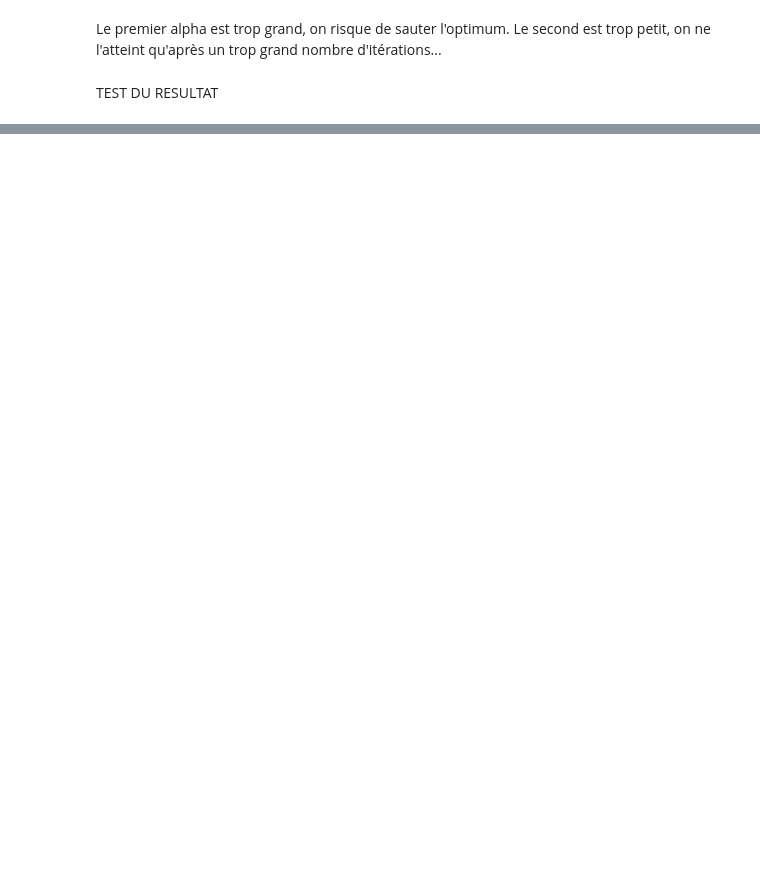
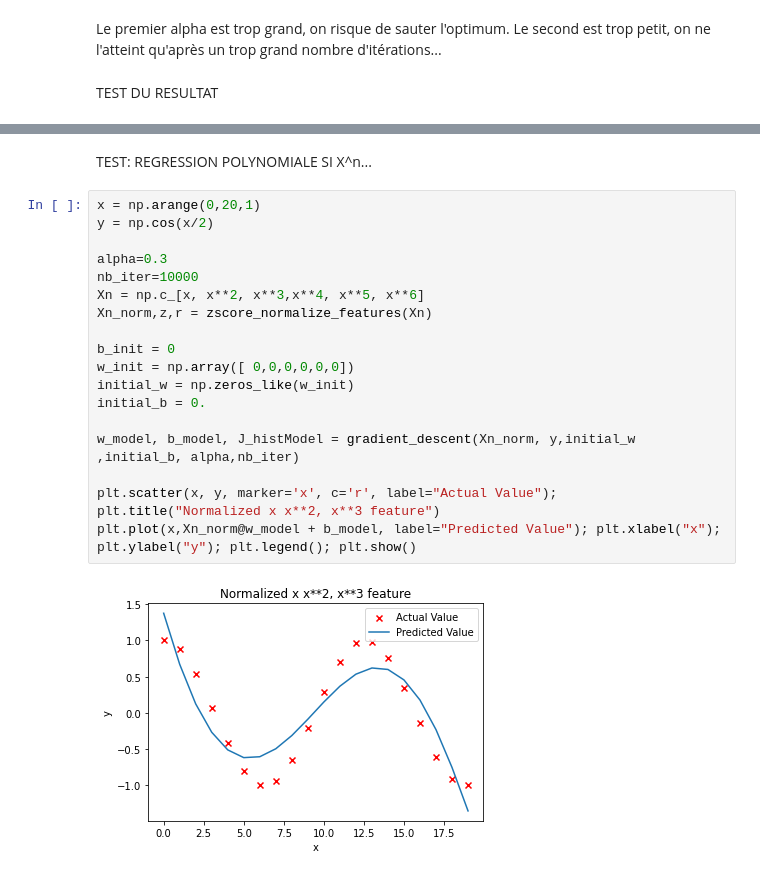
Before and after one commit to HenriS67/wineQualityPrediction, a Jupyter notebook: TPML.ipynb, the cells around one changed output, grey strips where cells are left out. Saved outputs shown, nothing was run; the diff lists cells and outputs as text; blank space fills up the shorter version.

Commit message:
wip(test polynomial)

```diff
--- a/TPML.ipynb
+++ b/TPML.ipynb
@@ -348,0 +392,22 @@ plt.show()
+# %% [markdown]
+TEST: REGRESSION POLYNOMIALE SI X^n...
+# %%
+x = np.arange(0,20,1)
+y = np.cos(x/2)
+
+alpha=0.3
+nb_iter=10000
+Xn = np.c_[x, x**2, x**3,x**4, x**5, x**6]
+Xn_norm,z,r = zscore_normalize_features(Xn)
+
+b_init = 0
+w_init = np.array([ 0,0,0,0,0,0])
+initial_w = np.zeros_like(w_init)
+initial_b = 0.
+
+w_model, b_model, J_histModel = gradient_descent(Xn_norm, y,initial_w ,initial_b, alpha,nb_iter)
+
+plt.scatter(x, y, marker='x', c='r', label="Actual Value"); plt.title("Normalized x x**2, x**3 feature")
+plt.plot(x,Xn_norm@w_model + b_model, label="Predicted Value"); plt.xlabel("x"); plt.ylabel("y"); plt.legend(); plt.show()
+# %% [output]
+[figure, added]
```
Also changed, not shown: parts of 11 cells of this notebook.
